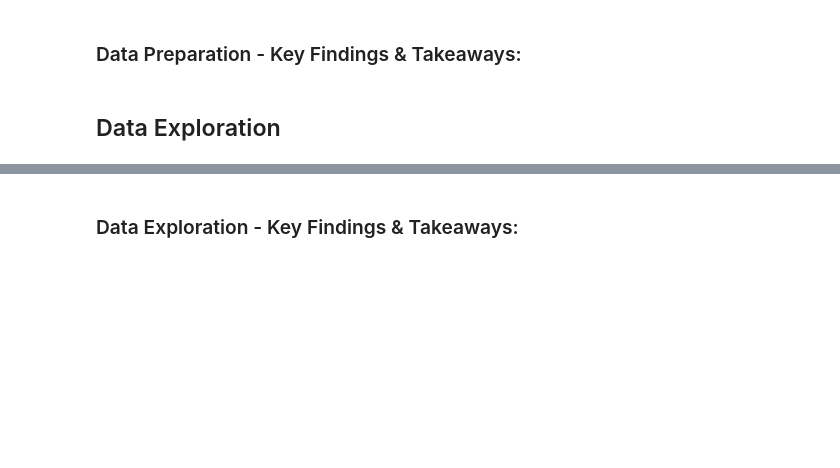
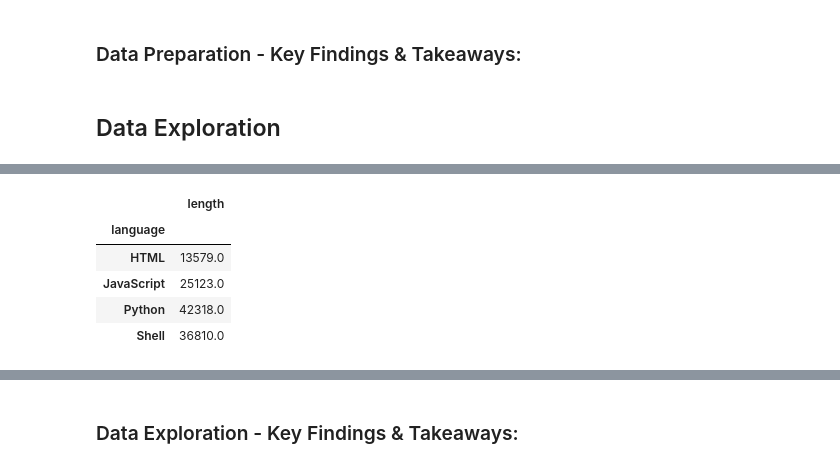
Before and after one commit to NLP-G4/NLP_group_project, a Jupyter notebook: final_report.ipynb, the cells around one changed output, grey strips where cells are left out. Saved outputs shown, nothing was run; the diff lists cells and outputs as text; code cells hidden in the pictures; blank space fills up the shorter version.

```diff
--- a/final_report.ipynb
+++ b/final_report.ipynb
@@ -213,0 +210,10 @@ explore.word_count_word_cloud(this_list, that_list, n = 3, x=10, title_name = No
+# %%
+train['length'] = [len(i) for i in train.cleaned_readme_contents]
+train.groupby(by = 'language').mean().round(0)
+# %% [output]
+|  | length |
+| language |  |
+| HTML | 13579.0 |
+| JavaScript | 25123.0 |
+| Python | 42318.0 |
+| Shell | 36810.0 |
```
Also changed, not shown: parts of 9 cells of this notebook.
